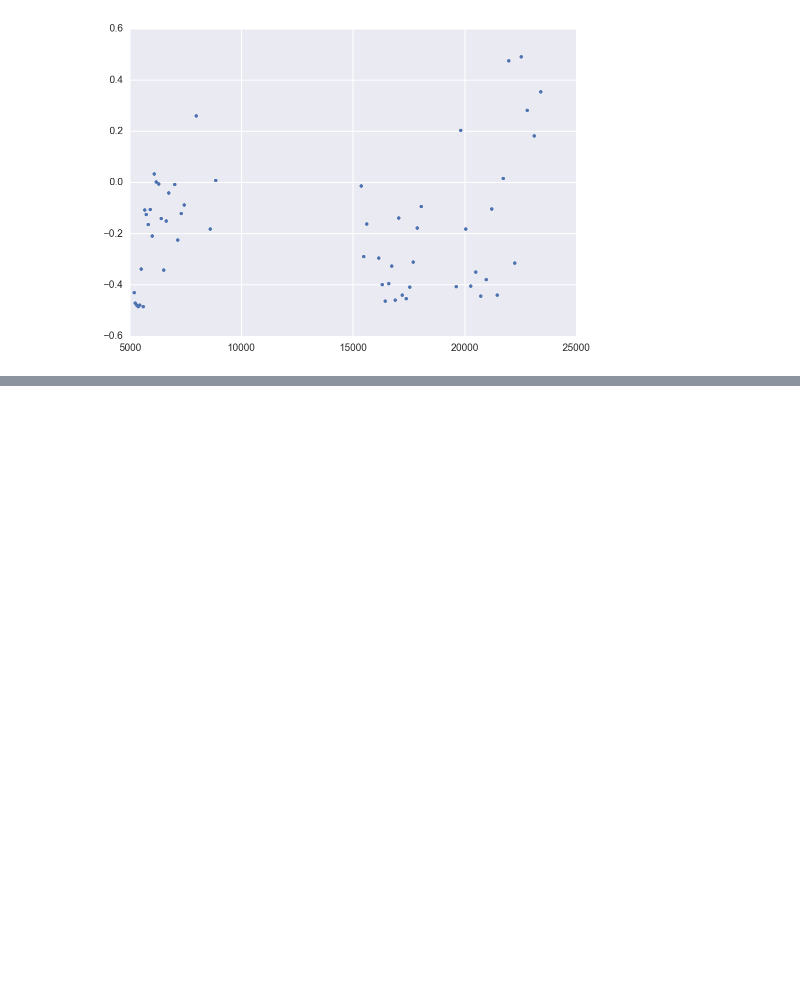
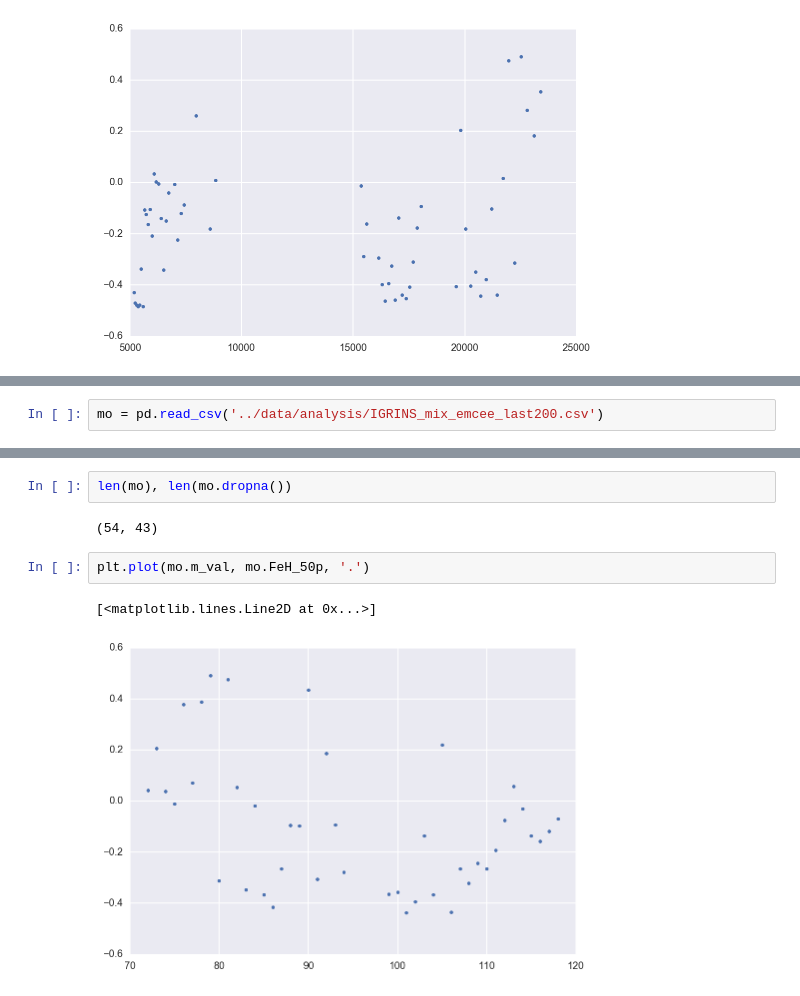
Before and after one commit to BrownDwarf/welter, a Jupyter notebook: notebooks/welter_issue026-01_Text_and_analysis_for_results_section.ipynb, the cells around one changed output, grey strips where cells are left out. Drawn from its saved outputs; the diff is of its cells as text; blank space fills up the shorter version.

Commit message:
Two temperature results writeup and some experimenting with violin plots

```diff
--- a/notebooks/welter_issue026-01_Text_and_analysis_for_results_section.ipynb
+++ b/notebooks/welter_issue026-01_Text_and_analysis_for_results_section.ipynb
@@ -86,0 +89,2 @@ plt.plot(orders.wl_center, orders.FeH_50p, '.')
+# %%
+mo = pd.read_csv('../data/analysis/IGRINS_mix_emcee_last200.csv')
@@ -86,0 +104,9 @@ plt.plot(orders.wl_center, orders.FeH_50p, '.')
+# %%
+len(mo), len(mo.dropna())
+# %% [output]
+(54, 43)
+# %%
+plt.plot(mo.m_val, mo.FeH_50p, '.')
+# %% [output]
+[<matplotlib.lines.Line2D at 0x...>]
+[figure, added]
```
Also changed, not shown: parts of 18 cells of this notebook, 3 other files.
